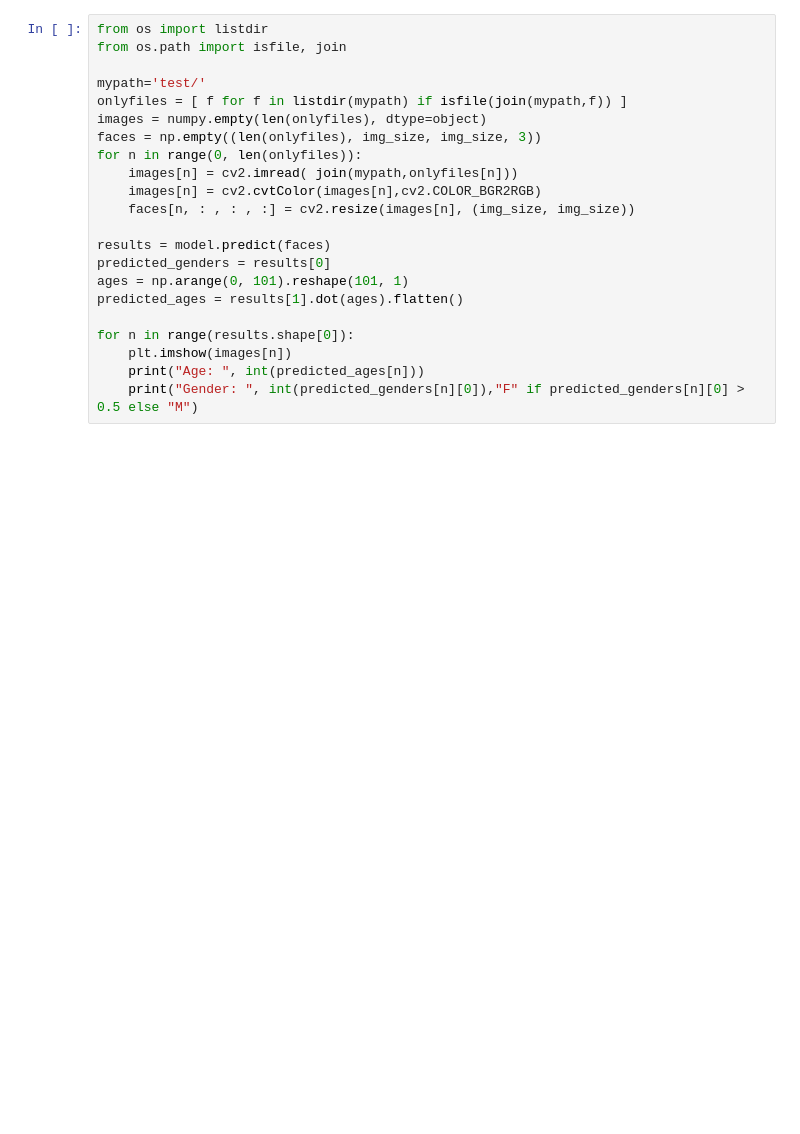
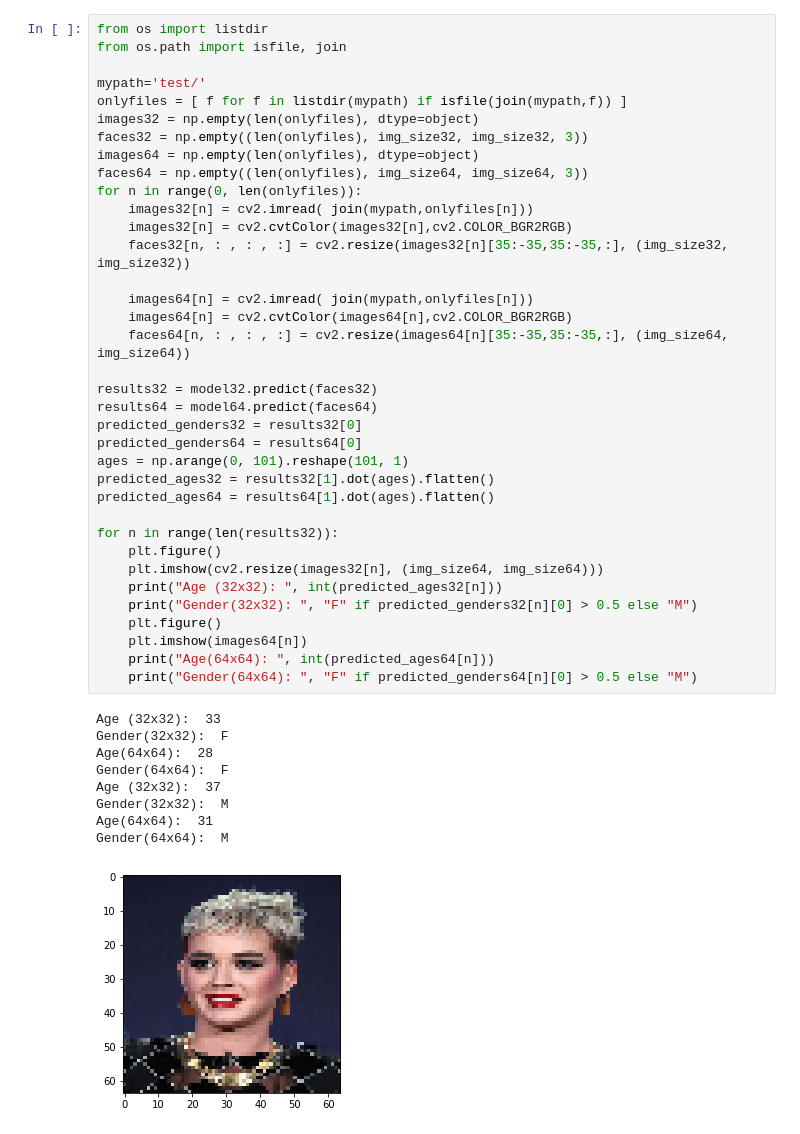
Before and after one commit to F0lha/age-gender-estimation, a Jupyter notebook: predict.ipynb, the cells around one changed output. Drawn from its saved outputs; the diff is of its cells as text; blank space fills up the shorter version.

```diff
--- a/predict.ipynb
+++ b/predict.ipynb
@@ -45,22 +50,46 @@ plt.savefig("result.png")
 # %%
 from os import listdir
 from os.path import isfile, join
 
 mypath='test/'
 onlyfiles = [ f for f in listdir(mypath) if isfile(join(mypath,f)) ]
-images = numpy.empty(len(onlyfiles), dtype=object)
-faces = np.empty((len(onlyfiles), img_size, img_size, 3))
+images32 = np.empty(len(onlyfiles), dtype=object)
+faces32 = np.empty((len(onlyfiles), img_size32, img_size32, 3))
+images64 = np.empty(len(onlyfiles), dtype=object)
+faces64 = np.empty((len(onlyfiles), img_size64, img_size64, 3))
 for n in range(0, len(onlyfiles)):
-    images[n] = cv2.imread( join(mypath,onlyfiles[n]))
-    images[n] = cv2.cvtColor(images[n],cv2.COLOR_BGR2RGB)
-    faces[n, : , : , :] = cv2.resize(images[n], (img_size, img_size))
+    images32[n] = cv2.imread( join(mypath,onlyfiles[n]))
+    images32[n] = cv2.cvtColor(images32[n],cv2.COLOR_BGR2RGB)
+    faces32[n, : , : , :] = cv2.resize(images32[n][35:-35,35:-35,:], (img_size32, img_size32))
 
-results = model.predict(faces)
-predicted_genders = results[0]
+    images64[n] = cv2.imread( join(mypath,onlyfiles[n]))
+    images64[n] = cv2.cvtColor(images64[n],cv2.COLOR_BGR2RGB)
+    faces64[n, : , : , :] = cv2.resize(images64[n][35:-35,35:-35,:], (img_size64, img_size64))
+
+results32 = model32.predict(faces32)
+results64 = model64.predict(faces64)
+predicted_genders32 = results32[0]
+predicted_genders64 = results64[0]
 ages = np.arange(0, 101).reshape(101, 1)
-predicted_ages = results[1].dot(ages).flatten()
+predicted_ages32 = results32[1].dot(ages).flatten()
+predicted_ages64 = results64[1].dot(ages).flatten()
 
-for n in range(results.shape[0]):
-    plt.imshow(images[n])
-    print("Age: ", int(predicted_ages[n]))
-    print("Gender: ", int(predicted_genders[n][0]),"F" if predicted_genders[n][0] > 0.5 else "M")
+for n in range(len(results32)):
+    plt.figure()
+    plt.imshow(cv2.resize(images32[n], (img_size64, img_size64)))
+    print("Age (32x32): ", int(predicted_ages32[n]))
+    print("Gender(32x32): ", "F" if predicted_genders32[n][0] > 0.5 else "M")
+    plt.figure()
+    plt.imshow(images64[n])
+    print("Age(64x64): ", int(predicted_ages64[n]))
+    print("Gender(64x64): ", "F" if predicted_genders64[n][0] > 0.5 else "M")
+# %% [output]
+Age (32x32):  33
+Gender(32x32):  F
+Age(64x64):  28
+Gender(64x64):  F
+Age (32x32):  37
+Gender(32x32):  M
+Age(64x64):  31
+Gender(64x64):  M
+[figure, added]
```
Also changed, not shown: parts of 3 cells of this notebook, 5 other files.
